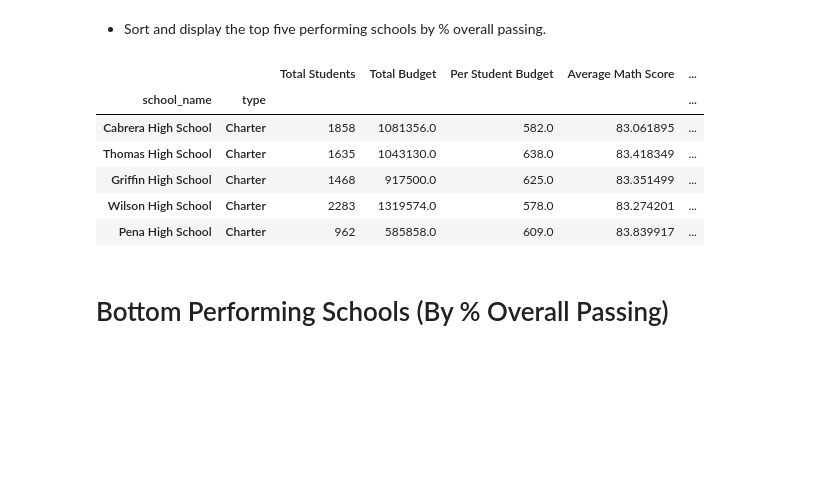
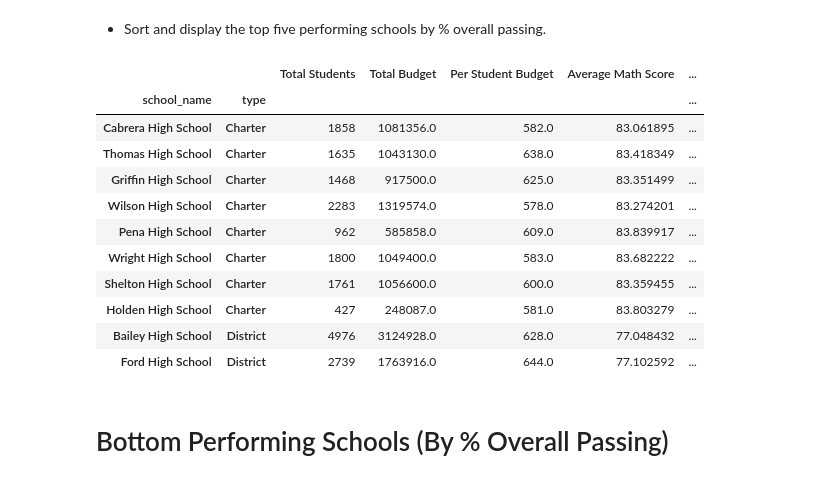
Before and after one commit to ruchisharma19/pandas-challenge, a Jupyter notebook: PyCitySchools/main.ipynb, the cells around one changed output. Cells and saved outputs as stored; diff of their text form; code cells hidden in the pictures; blank space fills up the shorter version.

Commit message:
pandas assignment analysing the charter and district school performances

```diff
--- a/PyCitySchools/main.ipynb
+++ b/PyCitySchools/main.ipynb
@@ -207,16 +199,21 @@ school_summ_df
 # %% [markdown]
 * Sort and display the top five performing schools by % overall passing.
 # %%
-pass_summ_sorted = school_summ_df.sort_values(["% Overall Passing"],ascending=False).head(5)
+pass_summ_sorted = school_summ_df.sort_values(["% Overall Passing"],ascending=False).head(10)
 pass_summ_sorted
 # %% [output]
 |  |  | Total Students | Total Budget | Per Student Budget | Average Math Score | ... |
 | school_name | type |  |  |  |  | ... |
 | Cabrera High School | Charter | 1858 | 1081356.0 | 582.0 | 83.061895 | ... |
 | Thomas High School | Charter | 1635 | 1043130.0 | 638.0 | 83.418349 | ... |
 | Griffin High School | Charter | 1468 | 917500.0 | 625.0 | 83.351499 | ... |
 | Wilson High School | Charter | 2283 | 1319574.0 | 578.0 | 83.274201 | ... |
 | Pena High School | Charter | 962 | 585858.0 | 609.0 | 83.839917 | ... |
+| Wright High School | Charter | 1800 | 1049400.0 | 583.0 | 83.682222 | ... |
+| Shelton High School | Charter | 1761 | 1056600.0 | 600.0 | 83.359455 | ... |
+| Holden High School | Charter | 427 | 248087.0 | 581.0 | 83.803279 | ... |
+| Bailey High School | District | 4976 | 3124928.0 | 628.0 | 77.048432 | ... |
+| Ford High School | District | 2739 | 1763916.0 | 644.0 | 77.102592 | ... |
 # %% [markdown]
 # Bottom Performing Schools (By % Overall Passing)
 # %% [markdown]
```
Also changed, not shown: parts of 27 cells of this notebook, 3 other files.
